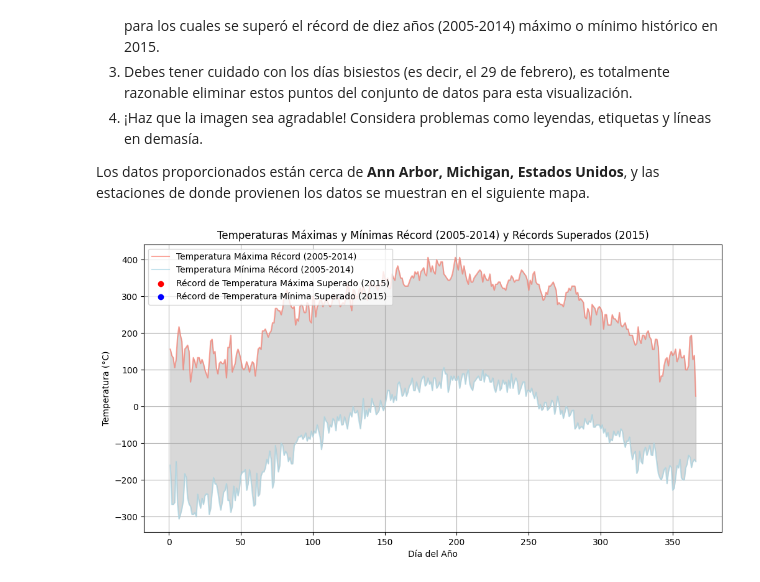
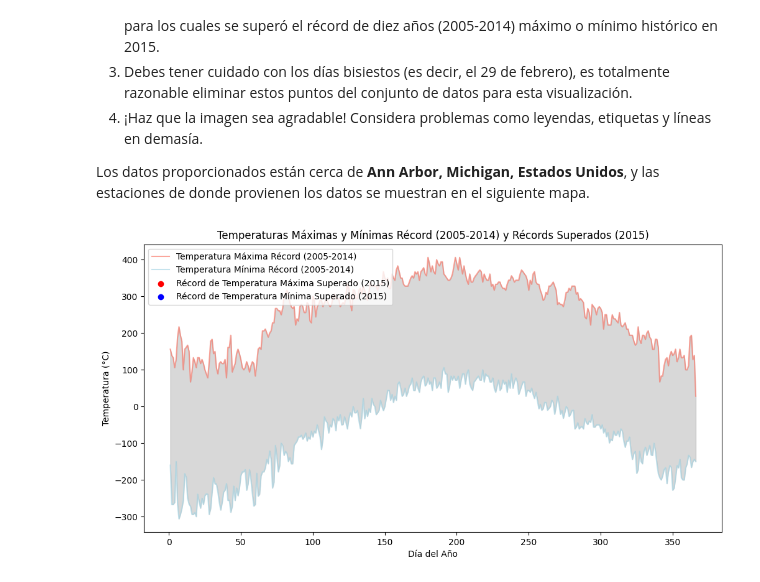
Before and after one commit to DanielaDomBe/Practica_3, a Jupyter notebook: notebooks/practice_3.ipynb, the cells around one changed output. Cells and saved outputs as stored; diff of their text form; code cells hidden in the pictures.

```diff
--- a/notebooks/practice_3.ipynb
+++ b/notebooks/practice_3.ipynb
@@ -61,35 +61,36 @@ data_2015 = data[data['Year'] == 2015]
 max_temperatures_2015 = data_2015[data_2015['Element'] == 'TMAX']
 min_temperatures_2015 = data_2015[data_2015['Element'] == 'TMIN']
 
 # Encontrar los puntos de 2015 que superaron los récords de 2005-2014
 max_record_exceeded = max_temperatures_2015.groupby('Day_of_Year')['Data_Value'].max()
 min_record_exceeded = min_temperatures_2015.groupby('Day_of_Year')['Data_Value'].min()
 
 # Crear un gráfico lineal
 plt.figure(figsize=(12, 6))
 
 # Líneas de récords históricos
 plt.plot(max_record_temperatures.index, max_record_temperatures.values, color='salmon', label='Temperatura Máxima Récord (2005-2014)', alpha=0.7)
 plt.plot(min_record_temperatures.index, min_record_temperatures.values, color='lightblue', label='Temperatura Mínima Récord (2005-2014)', alpha=0.7)
 
 # Puntos de 2015 que superaron récords
 plt.scatter(max_record_exceeded.index, max_record_exceeded.values, color='red', label='Récord de Temperatura Máxima Superado (2015)')
 plt.scatter(min_record_exceeded.index, min_record_exceeded.values, color='blue', label='Récord de Temperatura Mínima Superado (2015)')
 
 # Rellenar el área entre las temperaturas máximas y mínimas récord
 plt.fill_between(max_record_temperatures.index, min_record_temperatures.values, max_record_temperatures.values, color='gray', alpha=0.3)
 
 # Configurar el gráfico
 plt.title('Temperaturas Máximas y Mínimas Récord (2005-2014) y Récords Superados (2015)')
 plt.xlabel('Día del Año')
 plt.ylabel('Temperatura (°C)')
 plt.legend(loc='upper left')
-plt.grid(True)
+
+#plt.grid(True)
 
 # Mostrar el gráfico
 plt.show()
 # %% [output]
-[figure, old version]
+[figure, new version]
 # %% [markdown]
 ## Superposición de Datos de 2015 y Récords de 2005-2014
 
```
Also changed, not shown: parts of 2 cells of this notebook.
